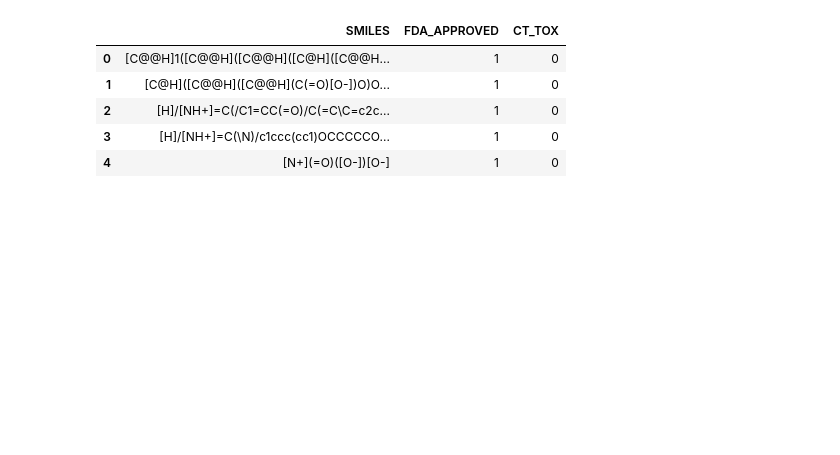
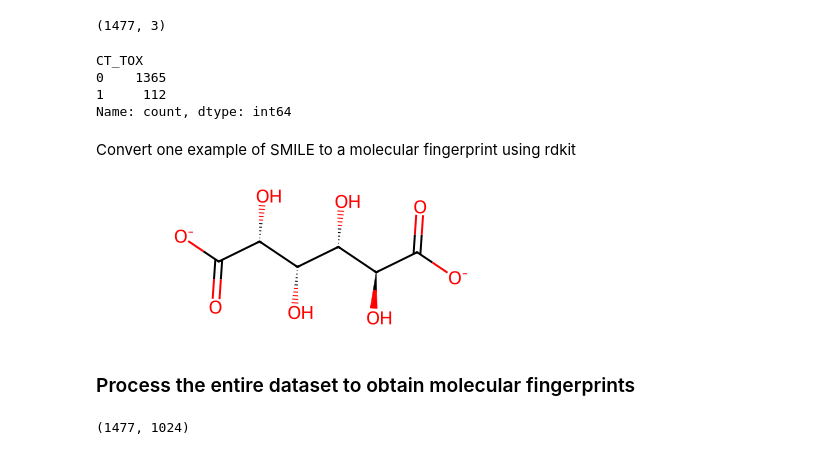
Before and after one commit to annagm25/ClinTox, a Jupyter notebook: data/obtain_data.ipynb, the cells around one changed output. Saved outputs shown, nothing was run; the diff lists cells and outputs as text; code cells hidden in the pictures; blank space fills up the shorter version.

Commit message:
prepared ECFP4 fingerprints for classical ML and graph representations for GNNs.

```diff
--- a/data/obtain_data.ipynb
+++ b/data/obtain_data.ipynb
@@ -9,9 +26,35 @@ df = pd.read_csv("hf://datasets/scikit-fingerprints/MoleculeNet_ClinTox/clintox.
+# %%
+df.shape
+# %% [output]
+(1477, 3)
 # %%
-df.head()
+toxicity = df['CT_TOX']
+toxicity.value_counts()
+# tenemos q hacer el split de manera que haya el mismo
+# porcentaje de toxicos y no toxicos en la muestra
 # %% [output]
-|  | SMILES | FDA_APPROVED | CT_TOX |
-| 0 | [C@@H]1([C@@H]([C@@H]([C@H]([C@@H... | 1 | 0 |
-| 1 | [C@H]([C@@H]([C@@H](C(=O)[O-])O)O... | 1 | 0 |
-| 2 | [H]/[NH+]=C(/C1=CC(=O)/C(=C\C=c2c... | 1 | 0 |
-| 3 | [H]/[NH+]=C(\N)/c1ccc(cc1)OCCCCCO... | 1 | 0 |
-| 4 | [N+](=O)([O-])[O-] | 1 | 0 |
+CT_TOX
+0    1365
+1     112
+Name: count, dtype: int64
+# %% [markdown]
+Convert one example of SMILE to a molecular fingerprint using rdkit
+# %%
+example_smile = df.loc[1, "SMILES"]
+mol = Chem.MolFromSmiles(example_smile)
+mol
+# %% [output]
+[figure, added]
+# %% [markdown]
+### Process the entire dataset to obtain molecular fingerprints
+# %%
+pgen = rdFingerprintGenerator.GetMorganGenerator(radius = 2, fpSize = 1024) #with radius=2, are roughly equivalent to ECFP4 and FCFP4.
+# compact 1024-bit numerical representation of molecular structure
+
+
+mols = df["SMILES"].map(lambda x: Chem.MolFromSmiles(x))
+fps_ = mols.map(lambda x: pgen.GetFingerprint(x))
+fps = np.concatenate([np.array(l).reshape(1, 1024) for l in fps_], axis = 0)
+fps.shape
+# %% [output]
+(1477, 1024)
```
Also changed, not shown: parts of 12 cells of this notebook.
